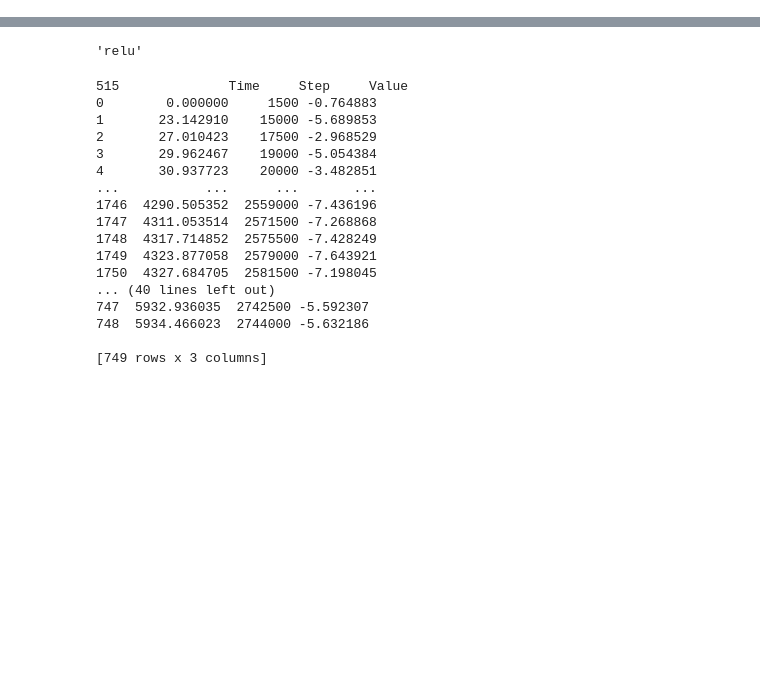
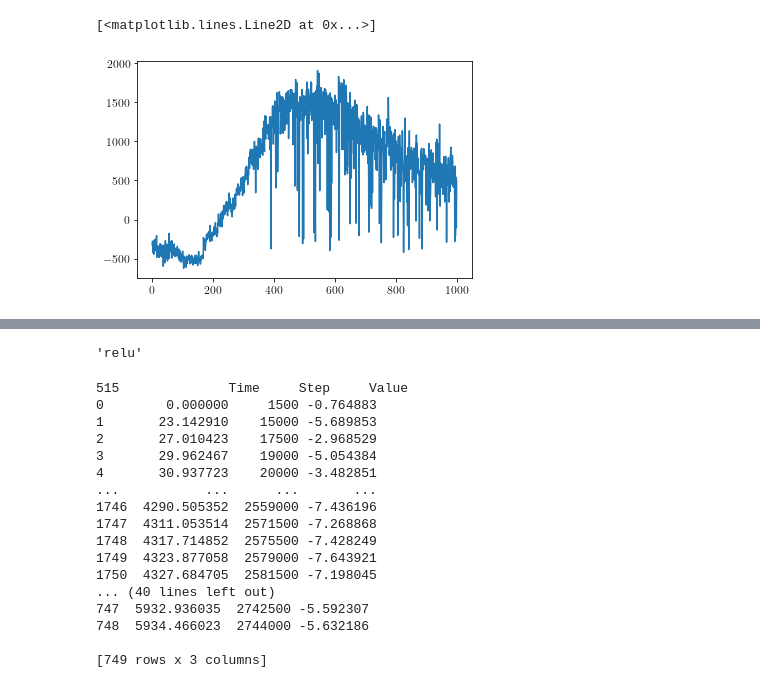
Before and after one commit to iov9000/cleanrl, a Jupyter notebook: cleanrl/load_results.ipynb, the cells around one changed output, grey strips where cells are left out. Cells and saved outputs as stored; diff of their text form; code cells hidden in the pictures; blank space fills up the shorter version.

Commit message:
Various changes, load results update

```diff
--- a/cleanrl/load_results.ipynb
+++ b/cleanrl/load_results.ipynb
@@ -215,13 +222,18 @@ run_dir_latest = Path("runs/210523_21")
 # %%
-from concurrent.futures import ThreadPoolExecutor
-from concurrent.futures import as_completed
-
-ea_dict_latest = {}
+ea_dict_airl = {}
+ea_dict_gail = {}
+ea_dict_swil = {}
 
 def load_to_dict(p):
     print(p)
     ea = read_tb_file(p)
-    ea_dict_latest[p] = ea
+    if 'airl' in str(p):
+        ea_dict_airl[p] = ea
+    elif 'gail' in str(p):
+        ea_dict_gail[p] = ea
+    else:
+        ea_dict_swil[p] = ea
+
     return ea
 
 with ThreadPoolExecutor(20) as executor:
@@ -229,3 +241,10 @@ with ThreadPoolExecutor(20) as executor:
 
 for f in futures:
     print(f.result())
+
+
+with ThreadPoolExecutor(20) as executor:
+    futures = [executor.submit(load_to_dict, p) for p in run_dir_swil.iterdir()]
+
+for f in futures:
+    print(f.result())
@@ -232,13 +268,0 @@ for f in futures:
-# %%
-# get ea_dict -> takes a while..
-#ea_dict_gail = {}
-#for d in run_dir_gail.iterdir():
-#    print(d)
-#    ea_dict_gail[d] = read_tb_file(d)
-
-ea_dict_airl = {}
-for d in run_dir_airl.iterdir():
-    print(d)
-    ea_dict_airl[d] = read_tb_file(d)
-# %%
-ea_dict = ea_dict_latest
@@ -340,0 +556,5 @@ for k,v in ea_dict.items():
+# %%
+plt.plot(df_dict_swil[0]['ppo']['HalfCheetah-v3'][50][4]["relu"][515].Value)
+# %% [output]
+[<matplotlib.lines.Line2D at 0x...>]
+[figure, added]
```
Also changed, not shown: parts of 18 cells of this notebook, 6 other files.
